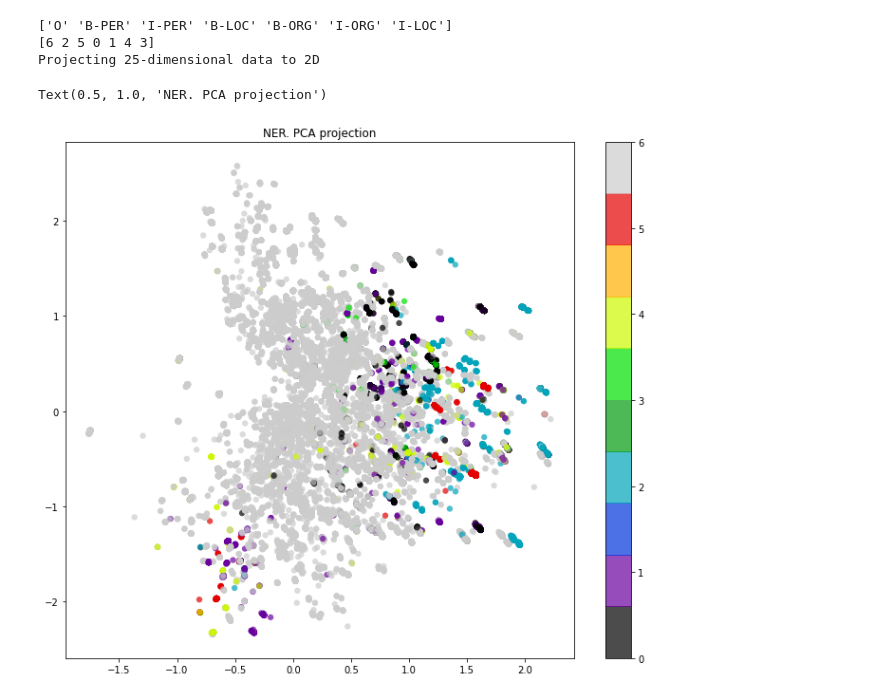
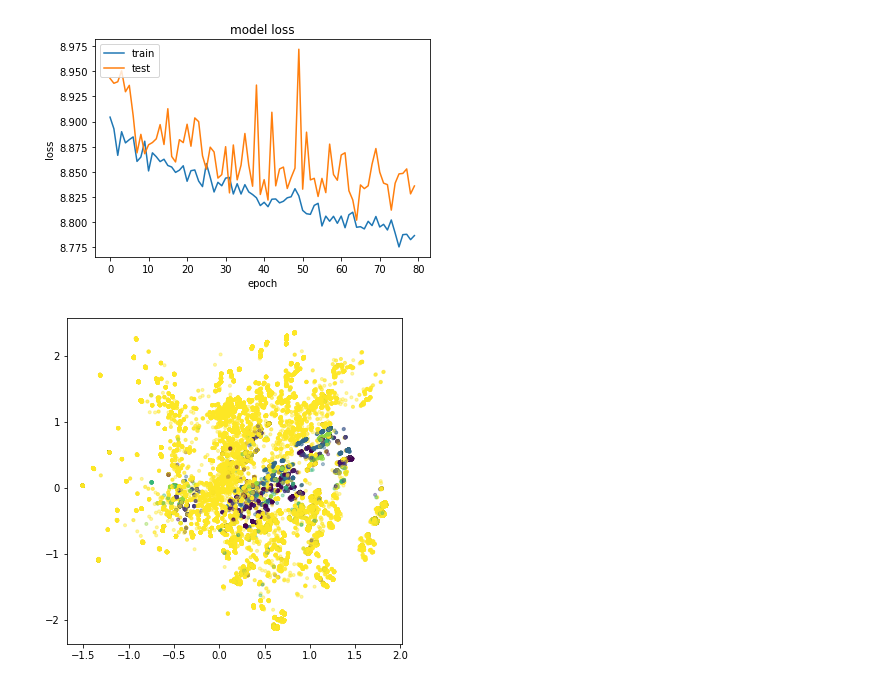
Before and after one commit to toshi47/NER, a Jupyter notebook: VAE.ipynb, the cells around one changed output. Cells and saved outputs as stored; diff of their text form; code cells hidden in the pictures.

```diff
--- a/VAE.ipynb
+++ b/VAE.ipynb
@@ -138,26 +134,30 @@ plt_hist(hist)
+# %%
+plt_hist(hist)
+tags=df['tag'].unique()
+le = LabelEncoder()
+le.fit(tags)
+encoded_tags=le.transform(tags)
+# %% [output]
+[figure, added]
 # %%
 x_test_encoded = encoder.predict(df_norm, batch_size=batch_size)
-# %%
-from sklearn.decomposition import PCA
-tags=df['tag'].unique()
-le = LabelEncoder()
-le.fit(tags)
-encoded_tags=le.transform(tags)
-print(tags)
-print(encoded_tags)
-pca      = PCA(n_components=2)
-x_reduce = pca.fit_transform(x_test_encoded)
-print('Projecting %d-dimensional data to 2D' % x_test_encoded.shape[1])
-y=le.transform(df['tag'])
-plt.figure(figsize=(12,10))
-plt.scatter(x_reduce[:, 0], x_reduce[:, 1], c=y,
-            edgecolor='none', alpha=0.7, s=40,
-            cmap=plt.cm.get_cmap('nipy_spectral', 10))
-plt.colorbar()
-plt.title('NER. PCA projection')
-# %% [output]
-['O' 'B-PER' 'I-PER' 'B-LOC' 'B-ORG' 'I-ORG' 'I-LOC']
-[6 2 5 0 1 4 3]
-Projecting 25-dimensional data to 2D
-Text(0.5, 1.0, 'NER. PCA projection')
-[figure, removed]
+# %%
+from sklearn.manifold import TSNE
+from sklearn.decomposition import PCA
+
+def plt_reduce(x, color='tag'):
+    '''
+    Plot Scatter with color
+    '''
+    plt.figure(figsize=(6, 6))
+    plt.scatter(x[:, 0], x[:, 1], c=le.transform(df[color]),
+            alpha=.4, s=3**2, cmap='viridis')
+    #plt.colorbar()
+    plt.show()
+# %%
+pca      = PCA(n_components=2)
+x_reduce = pca.fit_transform(x_test_encoded)
+# Plot with merchant_category_id color
+plt_reduce(x_reduce, 'tag')
+# %% [output]
+[figure, added]
```
Also changed, not shown: parts of 10 cells of this notebook.
